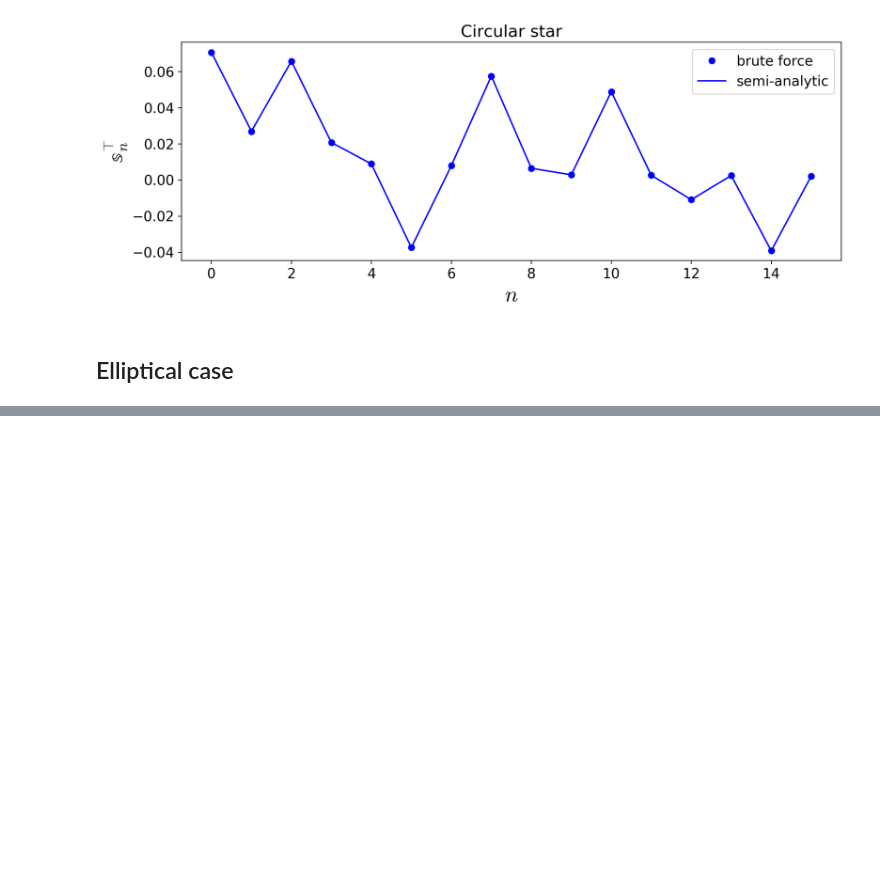
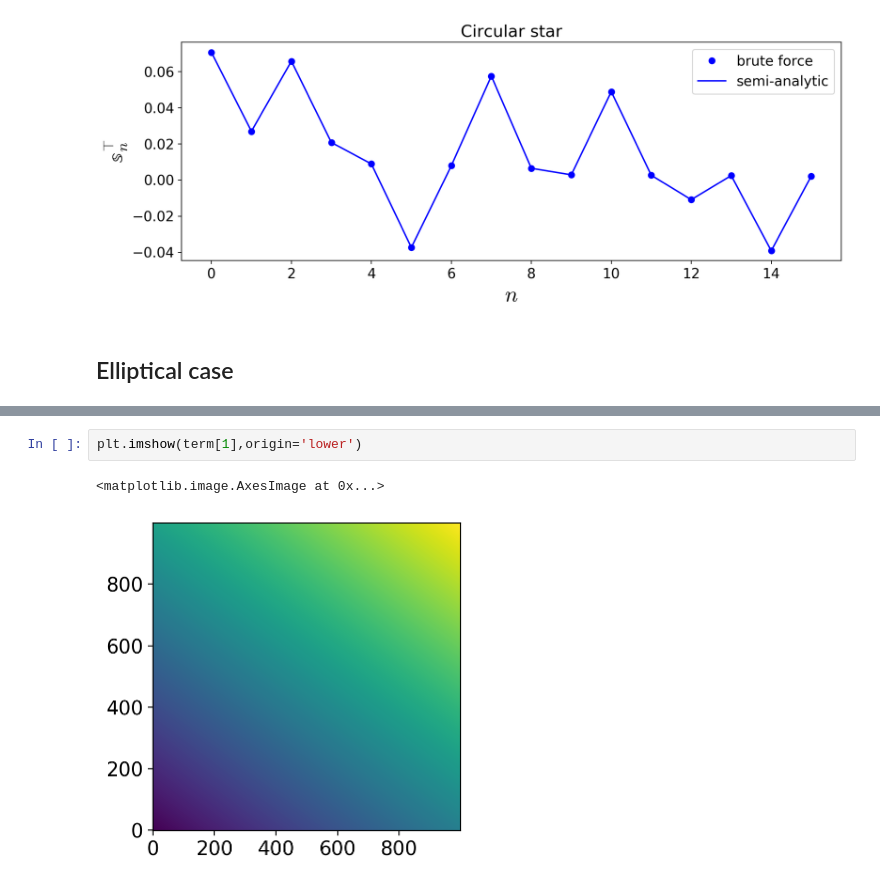
Before and after one commit to shashankdholakia/gravity-dark, a Jupyter notebook: Brute Force Integration.ipynb, the cells around one changed output, grey strips where cells are left out. Saved outputs shown, nothing was run; the diff lists cells and outputs as text; blank space fills up the shorter version.

```diff
--- a/Brute Force Integration.ipynb
+++ b/Brute Force Integration.ipynb
@@ -343,6 +350,11 @@ for n in tqdm(range(16)):
     semi_analytic[n] = sT(phi_2pi, xi_2pi, f, theta, b0, r_p, n=n)
 # %% [output]
 Excepted
+# %%
+plt.imshow(term[1],origin='lower')
+# %% [output]
+<matplotlib.image.AxesImage at 0x...>
+[figure, added]
 # %%
 plt.plot(numerical,'ro', label="brute force")
 plt.plot(semi_analytic,'r-', label="semi_analytic", ms=10)
```
Also changed, not shown: parts of 9 cells of this notebook.
